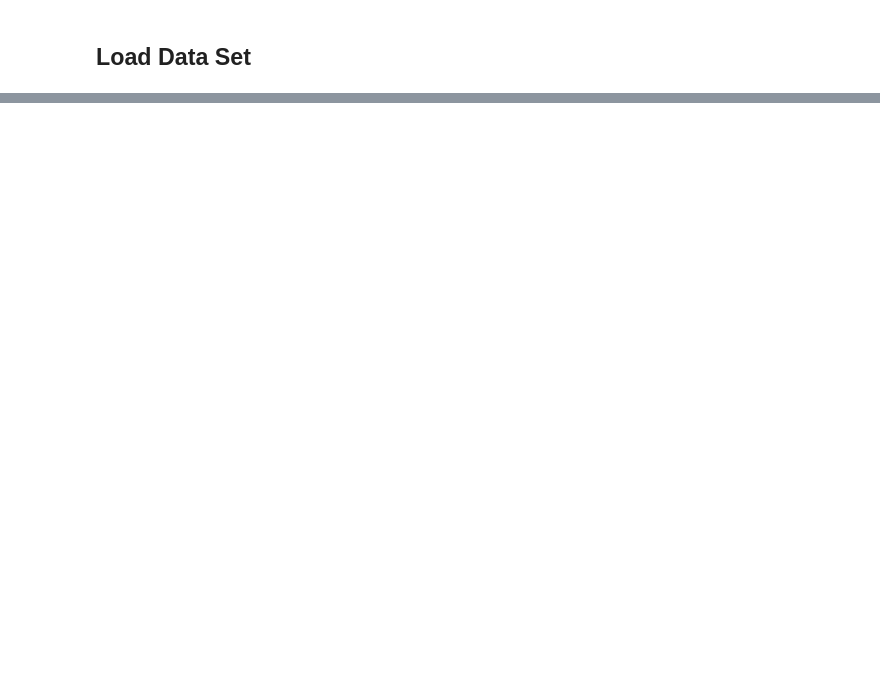
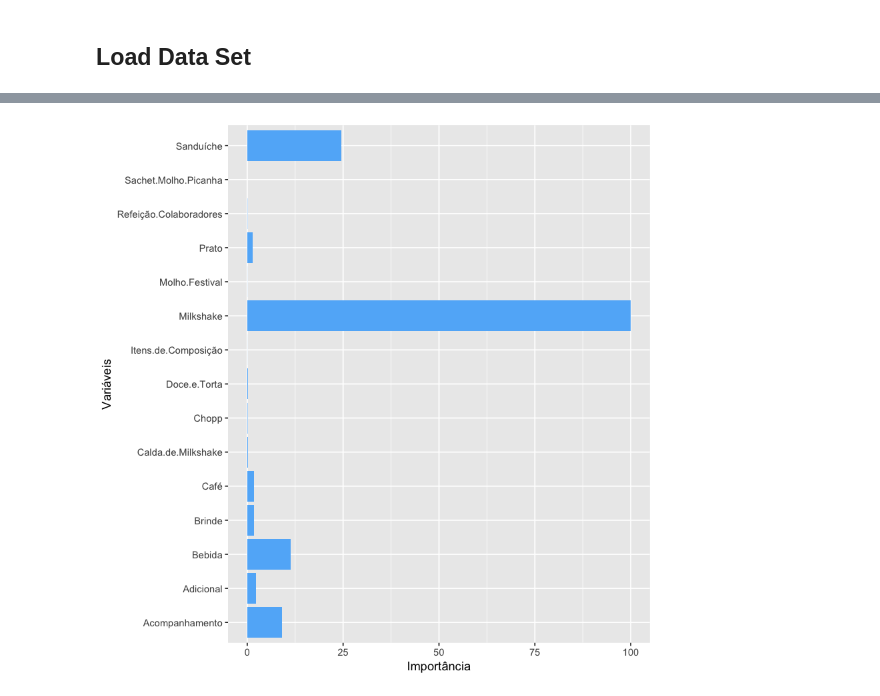
Before and after one commit to robson-fernandes/bayesian-networks-lab, a Jupyter notebook: notebooks/Relevant Variables - SP.ipynb, the cells around one changed output, grey strips where cells are left out. Drawn from its saved outputs; the diff is of its cells as text; code cells hidden in the pictures; blank space fills up the shorter version.

```diff
--- a/notebooks/Relevant Variables - SP.ipynb
+++ b/notebooks/Relevant Variables - SP.ipynb
@@ -106,0 +171,22 @@ plot(importance)
+# %%
+labels = c("Acompanhamento",
+            "Sachet.Molho.Picanha",
+            "Sanduíche",
+            "Café",
+            "Molho.Festival",
+            "Prato",
+            "Calda.de.Milkshake",
+            "Doce.e.Torta",
+            "Refeição.Colaboradores",
+            "Milkshake",
+            "Brinde",
+            "Adicional",
+            "Chopp",
+            "Bebida",
+            "Itens.de.Composição")
+# %%
+values = importance$importance$Overall
+# %%
+df.importantes = data.frame(labels, values)
+# %%
+df.importantes = df.importantes[order(-df.importantes$values),]
@@ -107,3 +212,27 @@ plot(importance)
+# %%
+library(ggplot2)
+
+#pdf("analiseVariaveisImportantesSP.pdf")
+
+p<-ggplot(data=df.importantes, aes(x=labels, y=values)) +
+  geom_bar(stat="identity", fill = "#61b5f8") + labs(x = "Variáveis" , y = "Importância")  + coord_flip()
+p
+
+
+
+
+# p<-ggplot(data=df.importantes[1:7,], aes(x=labels, y=values)) +
+#   geom_bar(stat="identity", fill = "#61b5f8") + labs(x = "Variáveis" , y = "Importância")
+# p
+
+# Basic barplot
+# p<-ggplot(data=df.importantes[8:13,], aes(x=labels, y=values)) +
+#   geom_bar(stat="identity", fill = "#61b5f8") + labs(x = "Variáveis" , y = "Importância")
+# p
+
+#dev.off()
+# %% [output]
+[figure, added]
 # %%
 colnames(dados.vendas)
 # %% [output]
```
Also changed, not shown: parts of 21 cells of this notebook, 37 other files.
